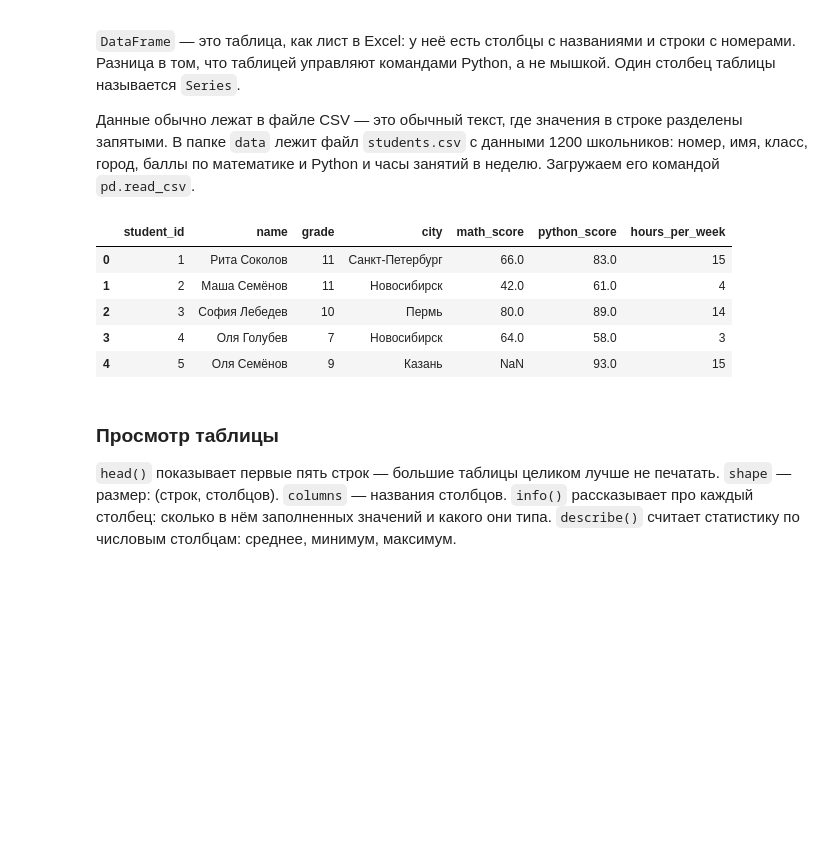
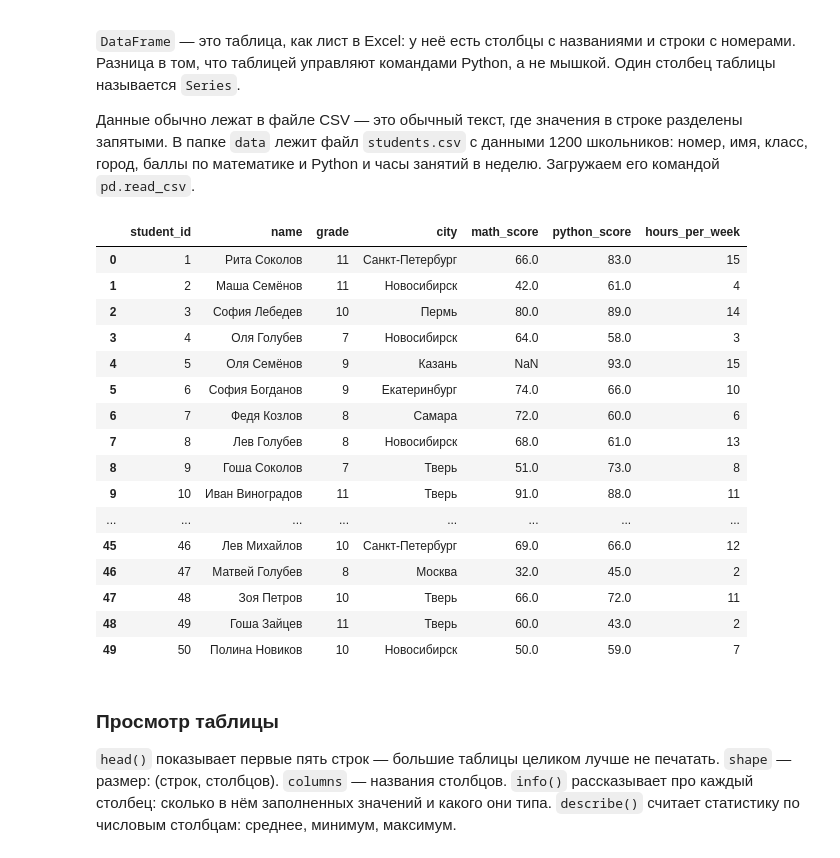
Before and after one commit to The-Mixa/ugmgu_vsosh_ai, a Jupyter notebook: programming/class04: numpy and pandas/numpy_pandas.ipynb, the cells around one changed output. Saved outputs shown, nothing was run; the diff lists cells and outputs as text; code cells hidden in the pictures; blank space fills up the shorter version.

```diff
--- a/programming/class04: numpy and pandas/numpy_pandas.ipynb
+++ b/programming/class04: numpy and pandas/numpy_pandas.ipynb
@@ -214,14 +217,25 @@ print("средний балл:       ", np.mean(scores))
 по математике и Python и часы занятий в неделю. Загружаем его командой `pd.read_csv`.
 # %%
 df = pd.read_csv("students.csv")
-df.head()
+df.head(50)
 # %% [output]
 |  | student_id | name | grade | city | math_score | python_score | hours_per_week |
 | 0 | 1 | Рита Соколов | 11 | Санкт-Петербург | 66.0 | 83.0 | 15 |
 | 1 | 2 | Маша Семёнов | 11 | Новосибирск | 42.0 | 61.0 | 4 |
 | 2 | 3 | София Лебедев | 10 | Пермь | 80.0 | 89.0 | 14 |
 | 3 | 4 | Оля Голубев | 7 | Новосибирск | 64.0 | 58.0 | 3 |
 | 4 | 5 | Оля Семёнов | 9 | Казань | NaN | 93.0 | 15 |
+| 5 | 6 | София Богданов | 9 | Екатеринбург | 74.0 | 66.0 | 10 |
+| 6 | 7 | Федя Козлов | 8 | Самара | 72.0 | 60.0 | 6 |
+| 7 | 8 | Лев Голубев | 8 | Новосибирск | 68.0 | 61.0 | 13 |
+| 8 | 9 | Гоша Соколов | 7 | Тверь | 51.0 | 73.0 | 8 |
+| 9 | 10 | Иван Виноградов | 11 | Тверь | 91.0 | 88.0 | 11 |
+| ... | ... | ... | ... | ... | ... | ... | ... |
+| 45 | 46 | Лев Михайлов | 10 | Санкт-Петербург | 69.0 | 66.0 | 12 |
+| 46 | 47 | Матвей Голубев | 8 | Москва | 32.0 | 45.0 | 2 |
+| 47 | 48 | Зоя Петров | 10 | Тверь | 66.0 | 72.0 | 11 |
+| 48 | 49 | Гоша Зайцев | 11 | Тверь | 60.0 | 43.0 | 2 |
+| 49 | 50 | Полина Новиков | 10 | Новосибирск | 50.0 | 59.0 | 7 |
 # %% [markdown]
 ### Просмотр таблицы
 
```
Also changed, not shown: parts of 15 cells of this notebook, 3 other files.
